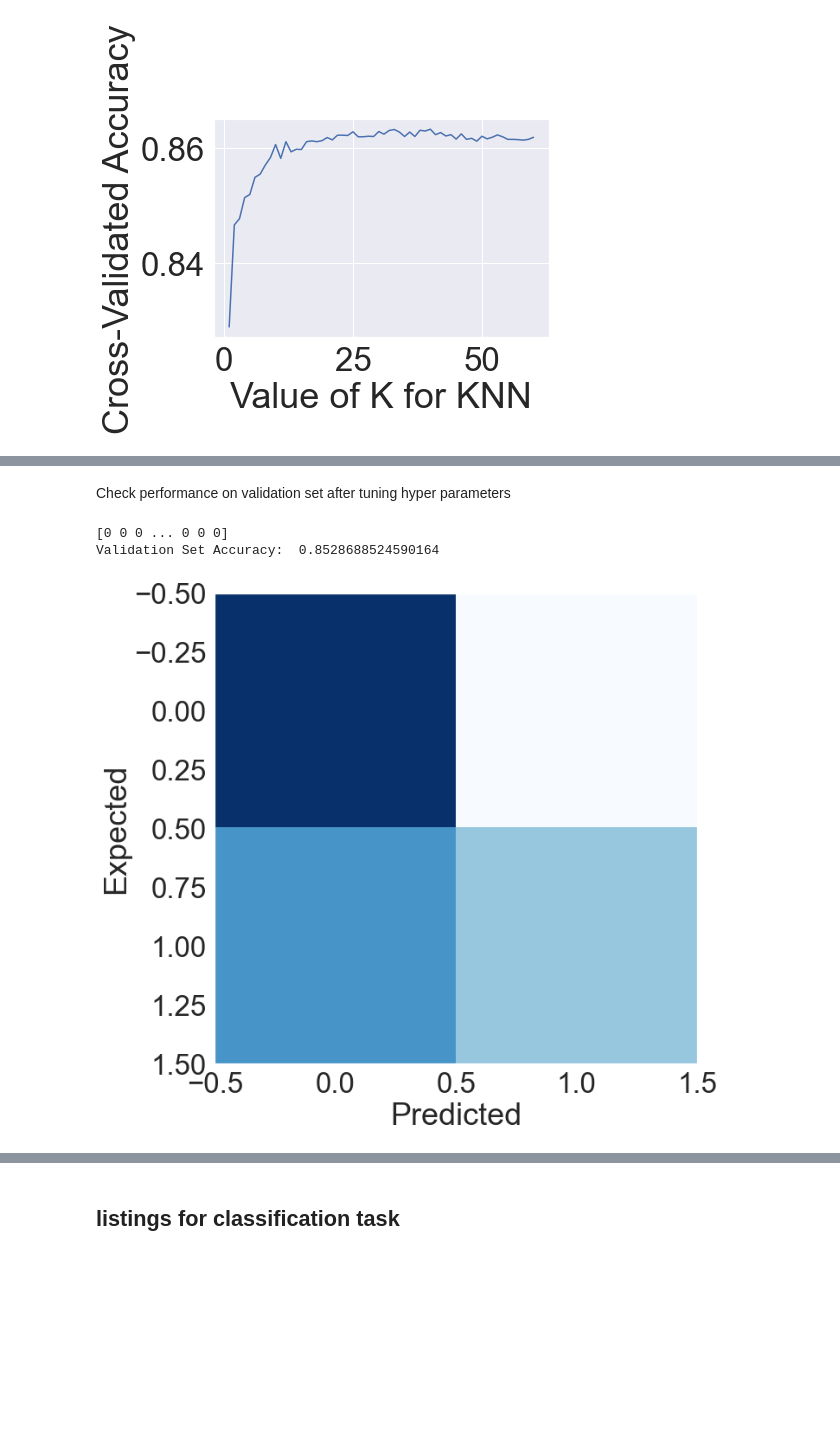
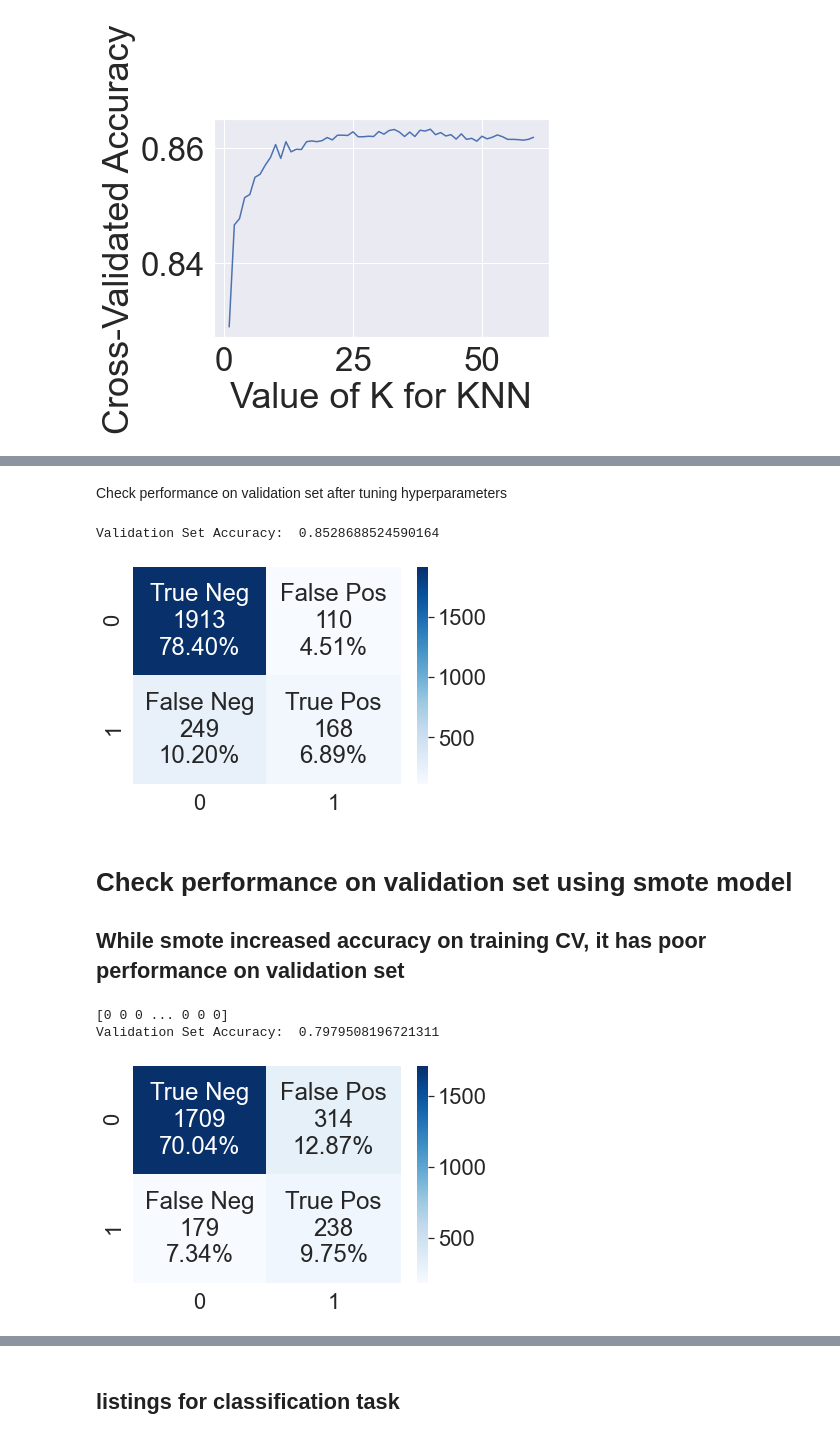
Before and after one commit to rickfontenot/airbnb, a Jupyter notebook: Lab2/WorkingFiles/lab2_Rick.ipynb, the cells around one changed output, grey strips where cells are left out. Cells and saved outputs as stored; diff of their text form; code cells hidden in the pictures; blank space fills up the shorter version.

```diff
--- a/Lab2/WorkingFiles/lab2_Rick.ipynb
+++ b/Lab2/WorkingFiles/lab2_Rick.ipynb
@@ -1209,3 +1213,25 @@ Best Parameters from search:  {'algorithm': 'auto', 'leaf_size': 30, 'metric': '
 Best Accuracy:  0.8633697424598878
 Text(0, 0.5, 'Cross-Validated Accuracy')
 [figure]
+# %%
+from sklearn.preprocessing import MinMaxScaler
+from imblearn.over_sampling import SMOTE
+from imblearn.pipeline import Pipeline as imbpipeline
+from sklearn.pipeline import Pipeline
+
+X_smote = X_host
+y_smote = y_host
+smote = SMOTE(random_state = 11)
+X_smote, y_smote = smote.fit_resample(X_smote, y_smote)
+# %%
+k_range = list(range(1, 61))
+
+
+param_grid4 = {
+    'n_neighbors': k_range,
+    'weights': ['uniform'],
+    'metric': ['manhattan']
+}
+
+grid4 = GridSearchCV(knn, param_grid4, cv=cv_object, scoring='accuracy')
+grid4.fit(X_smote, y_smote)
@@ -1212,26 +1260,52 @@ Text(0, 0.5, 'Cross-Validated Accuracy')
 # %% [markdown]
-Check performance on validation set after tuning hyper parameters
+Check performance on validation set after tuning hyperparameters
+# %%
+best_knn = KNeighborsClassifier(weights='uniform', metric='manhattan', n_neighbors=40)
+
+model_fit = best_knn.fit(X_host,y_host)
+validation_predictions = best_knn.predict(X_host_validate)
+
+from sklearn.metrics import accuracy_score
+print("Validation Set Accuracy: ", accuracy_score(y_host_validate, validation_predictions))
+
+from sklearn.metrics import classification_report, confusion_matrix
+cm = confusion_matrix(y_host_validate,validation_predictions)
+
+import seaborn as sns
+
+def plot_confusion(cf_matrix):
+    sns.set(font_scale=2)
+    group_names = ['True Neg','False Pos','False Neg','True Pos']
+    group_counts = ['{0:0.0f}'.format(value) for value in
+    cf_matrix.flatten()]
+    group_percentages = ['{0:.2%}'.format(value) for value in
+    cf_matrix.flatten()/np.sum(cf_matrix)]
+    labels = [f'{v1}\n{v2}\n{v3}' for v1, v2, v3 in
+    zip(group_names,group_counts,group_percentages)]
+    labels = np.asarray(labels).reshape(2,2)
+    sns.heatmap(cf_matrix, annot=labels, fmt='', cmap='Blues')
+
+plot_confusion(cm)
+# %% [output]
+Validation Set Accuracy:  0.8528688524590164
+[figure, added]
+# %% [markdown]
+# Check performance on validation set using smote model
+
+## While smote increased accuracy on training CV, it has poor performance on validation set
 # %%
-best_knn = KNeighborsClassifier(weights='uniform', metric='manhattan', n_neighbors=40)
+best_knn_smote = KNeighborsClassifier(weights='uniform', metric='manhattan', n_neighbors=1)
 
-model_fit = best_knn.fit(X_host,y_host)
-validation_predictions = best_knn.predict(X_host_validate)
+model_fit = best_knn_smote.fit(X_smote,y_smote)
+validation_predictions = best_knn_smote.predict(X_host_validate)
 
 print(validation_predictions)
 from sklearn.metrics import accuracy_score
 print("Validation Set Accuracy: ", accuracy_score(y_host_validate, validation_predictions))
 
-from sklearn.metrics import confusion_matrix
-from matplotlib import pyplot as plt
-
-plt.subplots(figsize=(10, 10))
-cm = confusion_matrix(y_true=y_host_validate, y_pred=validation_predictions)
-cm_normalized = cm.astype('float') / cm.sum(axis=1)[:, np.newaxis]
-plt.imshow(cm_normalized,cmap=plt.get_cmap('Blues'),aspect='auto')
-plt.xlabel('Predicted')
-plt.ylabel('Expected')
-plt.grid(False)
+cm = confusion_matrix(y_host_validate,validation_predictions)
+plot_confusion(cm)
 # %% [output]
 [0 0 0 ... 0 0 0]
-Validation Set Accuracy:  0.8528688524590164
+Validation Set Accuracy:  0.7979508196721311
-[figure, old version]
+[figure, new version]
```
Also changed, not shown: parts of 16 cells of this notebook, 1 other file.
